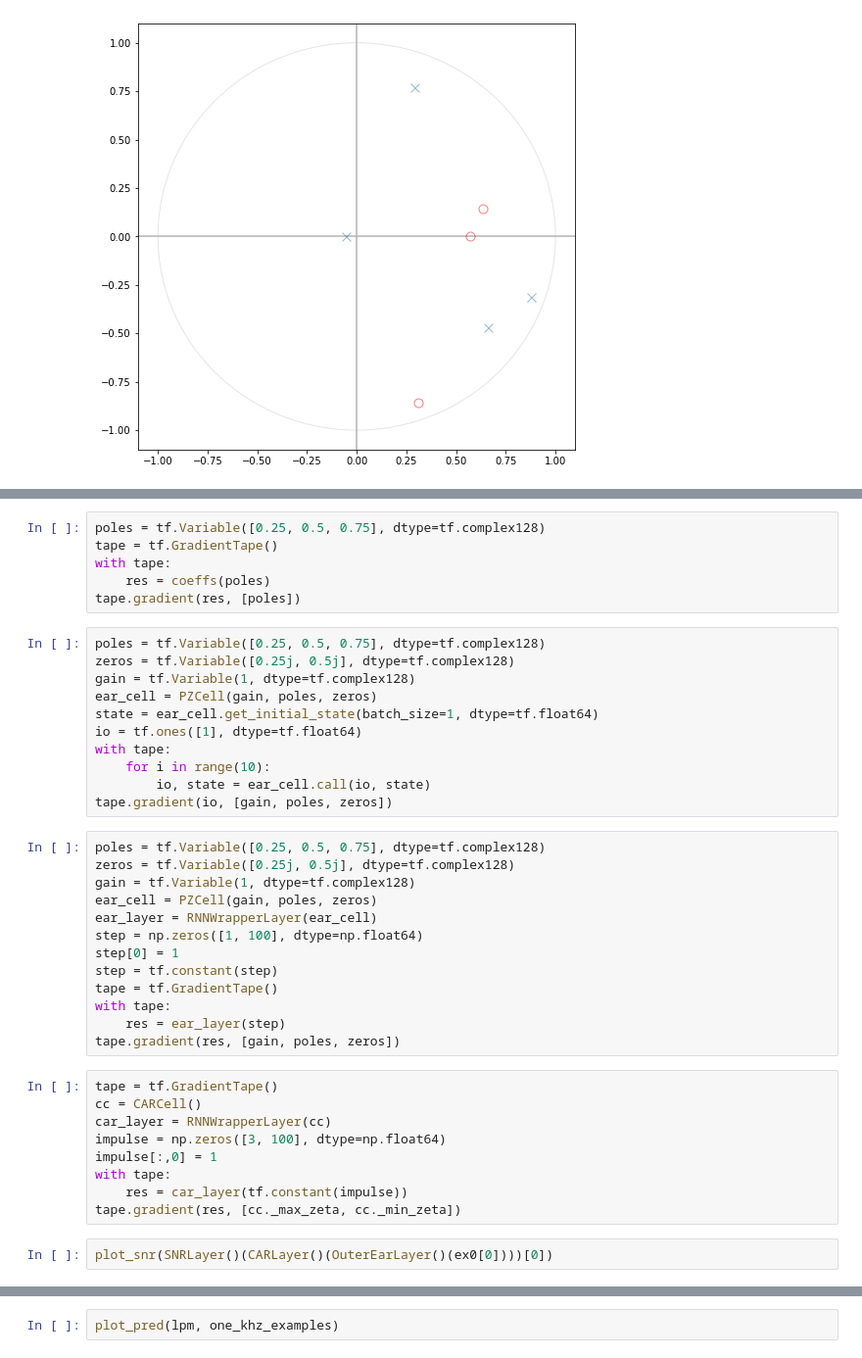
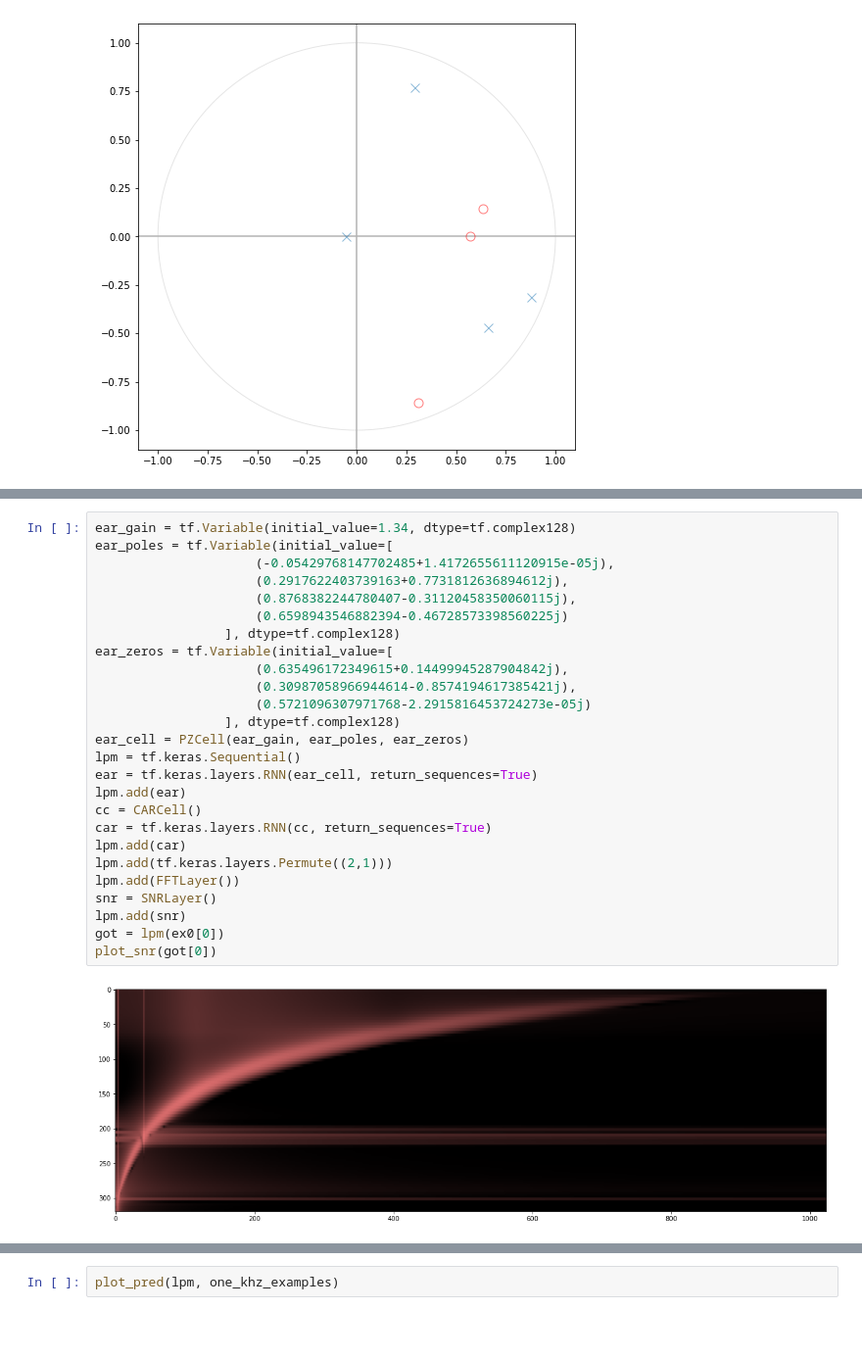
Before and after one commit to google-research/korvapuusti, a Jupyter notebook: experiments/partial_loudness/analysis/jupyter/TensorEars.ipynb, the cells around one changed output, grey strips where cells are left out. Shown at 98% size. Saved outputs shown, nothing was run; the diff lists cells and outputs as text; blank space fills up the shorter version.

```diff
--- a/experiments/partial_loudness/analysis/jupyter/TensorEars.ipynb
+++ b/experiments/partial_loudness/analysis/jupyter/TensorEars.ipynb
@@ -619,41 +688,28 @@ ValueError: Shape (32, 3) must have rank at least 3
-# %%
-poles = tf.Variable([0.25, 0.5, 0.75], dtype=tf.complex128)
-tape = tf.GradientTape()
-with tape:
-    res = coeffs(poles)
-tape.gradient(res, [poles])
-# %%
-poles = tf.Variable([0.25, 0.5, 0.75], dtype=tf.complex128)
-zeros = tf.Variable([0.25j, 0.5j], dtype=tf.complex128)
-gain = tf.Variable(1, dtype=tf.complex128)
-ear_cell = PZCell(gain, poles, zeros)
-state = ear_cell.get_initial_state(batch_size=1, dtype=tf.float64)
-io = tf.ones([1], dtype=tf.float64)
-with tape:
-    for i in range(10):
-        io, state = ear_cell.call(io, state)
-tape.gradient(io, [gain, poles, zeros])
-# %%
-poles = tf.Variable([0.25, 0.5, 0.75], dtype=tf.complex128)
-zeros = tf.Variable([0.25j, 0.5j], dtype=tf.complex128)
-gain = tf.Variable(1, dtype=tf.complex128)
-ear_cell = PZCell(gain, poles, zeros)
-ear_layer = RNNWrapperLayer(ear_cell)
-step = np.zeros([1, 100], dtype=np.float64)
-step[0] = 1
-step = tf.constant(step)
-tape = tf.GradientTape()
-with tape:
-    res = ear_layer(step)
-tape.gradient(res, [gain, poles, zeros])
-# %%
-tape = tf.GradientTape()
-cc = CARCell()
-car_layer = RNNWrapperLayer(cc)
-impulse = np.zeros([3, 100], dtype=np.float64)
-impulse[:,0] = 1
-with tape:
-    res = car_layer(tf.constant(impulse))
-tape.gradient(res, [cc._max_zeta, cc._min_zeta])
 # %%
-plot_snr(SNRLayer()(CARLayer()(OuterEarLayer()(ex0[0])))[0])
+ear_gain = tf.Variable(initial_value=1.34, dtype=tf.complex128)
+ear_poles = tf.Variable(initial_value=[
+                     (-0.05429768147702485+1.4172655611120915e-05j),
+                     (0.2917622403739163+0.7731812636894612j),
+                     (0.8768382244780407-0.31120458350060115j),
+                     (0.6598943546882394-0.46728573398560225j)
+                 ], dtype=tf.complex128)
+ear_zeros = tf.Variable(initial_value=[
+                     (0.635496172349615+0.14499945287904842j),
+                     (0.30987058966944614-0.8574194617385421j),
+                     (0.5721096307971768-2.2915816453724273e-05j)
+                 ], dtype=tf.complex128)
+ear_cell = PZCell(ear_gain, ear_poles, ear_zeros)
+lpm = tf.keras.Sequential()
+ear = tf.keras.layers.RNN(ear_cell, return_sequences=True)
+lpm.add(ear)
+cc = CARCell()
+car = tf.keras.layers.RNN(cc, return_sequences=True)
+lpm.add(car)
+lpm.add(tf.keras.layers.Permute((2,1)))
+lpm.add(FFTLayer())
+snr = SNRLayer()
+lpm.add(snr)
+got = lpm(ex0[0])
+plot_snr(got[0])
+# %% [output]
+[figure, added]
```
Also changed, not shown: parts of 12 cells of this notebook.
